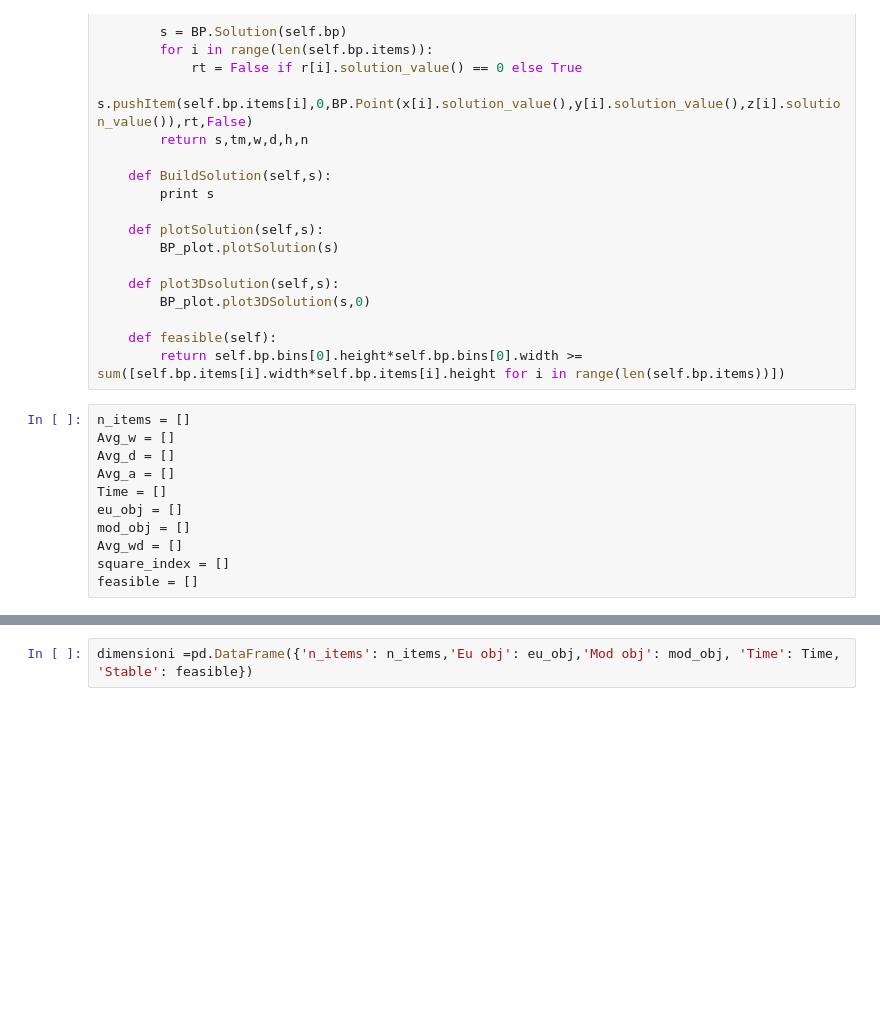
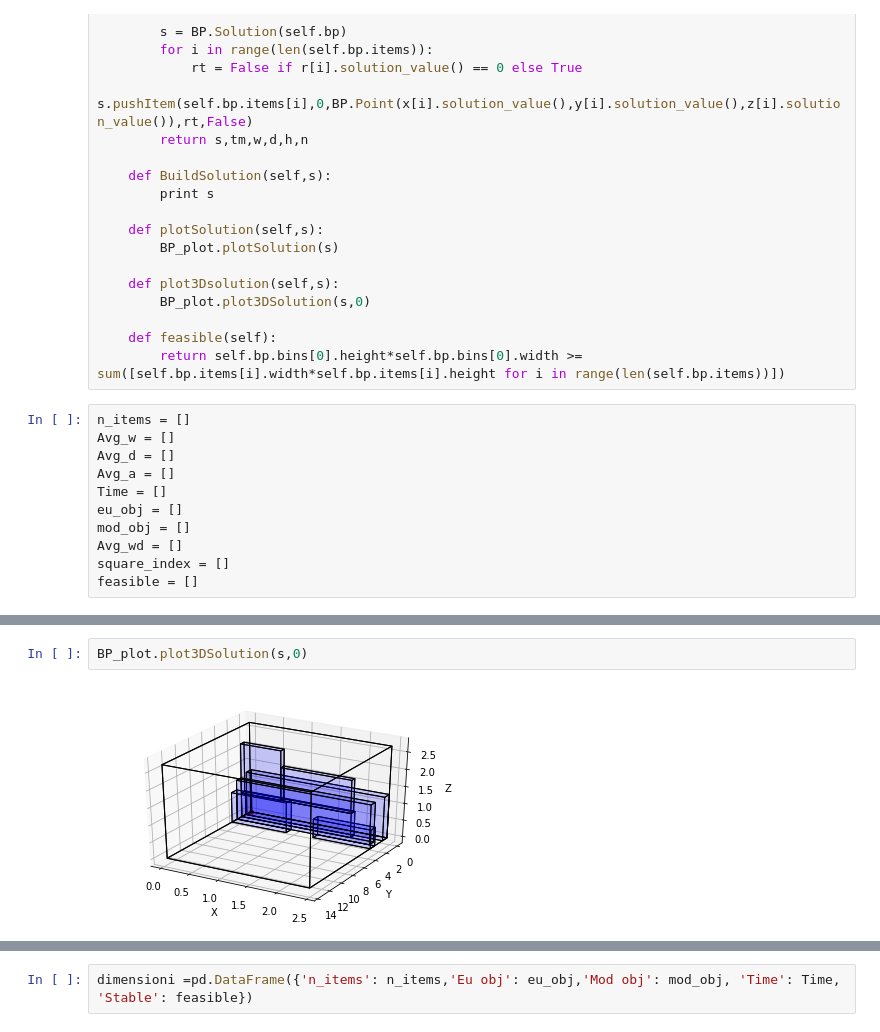
Before and after one commit to RossiDaniel/BinPackingModel, a Jupyter notebook: Or-Tools/model3D/sfida.ipynb, the cells around one changed output, grey strips where cells are left out. Cells and saved outputs as stored; diff of their text form; blank space fills up the shorter version.

```diff
--- a/Or-Tools/model3D/sfida.ipynb
+++ b/Or-Tools/model3D/sfida.ipynb
@@ -178,0 +246,4 @@ while True:
+# %%
+BP_plot.plot3DSolution(s,0)
+# %% [output]
+[figure, added]
```
Also changed, not shown: parts of 7 cells of this notebook, 2 other files.
